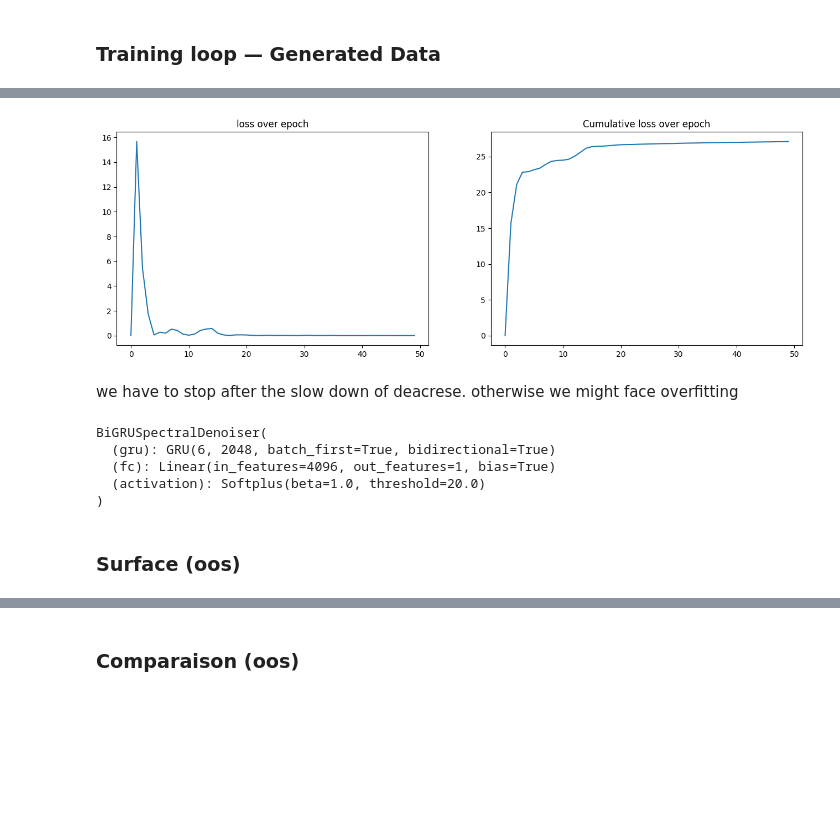
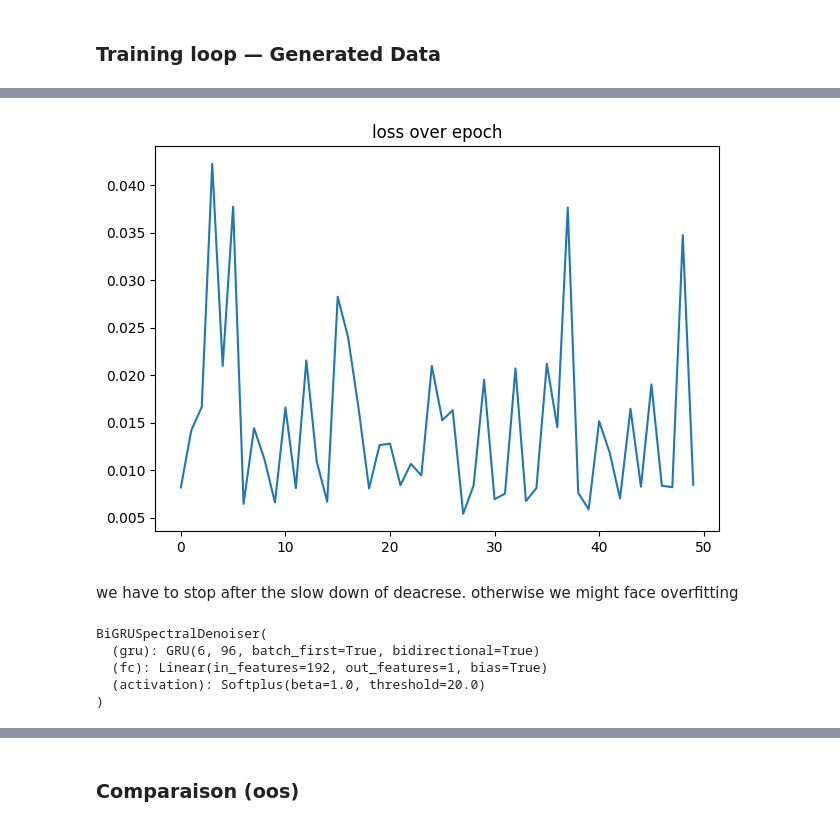
Before and after one commit to Armanddevacc/covariance-cleaning-nn, a Jupyter notebook: NN_generated_data.ipynb, the cells around one changed output, grey strips where cells are left out. Drawn from its saved outputs; the diff is of its cells as text; code cells hidden in the pictures; blank space fills up the shorter version.

```diff
--- a/NN_generated_data.ipynb
+++ b/NN_generated_data.ipynb
@@ -37,20 +36,20 @@ For now the missingness pattern is monotone only, but easily extensible (just re
 # %%
 mse = nn.MSELoss()
 # %%
-N_min = 100
-N_max = 200
+N_min = 70
+N_max = 250
 T_min = 30
 T_max = 70
 batch_size=100
 # %% [markdown]
 ### Training loop — Generated Data
 # %%
-model_generated_data = BiGRUSpectralDenoiser(hidden_size=2048) # hidden_size to be tunned
+model_generated_data = BiGRUSpectralDenoiser(hidden_size=96) # hidden_size to be tunned
 # lr, weight_decay, batch_size, epochs, hidden_size to be tunned
 # %%
 trainer = Trainer(
-    model=model_generated_data, is_train_on_real_data = False, loss_function=loss_function, data_generator=data_generator, lr = 5e-4, weight_decay=1e-6,
-    batch_size=batch_size, epochs=50, N_min=N_min, N_max=N_max, T_min=T_min, T_max=T_max, log_interval=10, accumulate_steps=4, dataset=None, missing_constant = 2,
+    model=model_generated_data, is_train_on_real_data = False, loss_function=loss_function_mat, data_generator=data_generator, lr = 1e-4, weight_decay=1e-5,
+    batch_size=batch_size, epochs=50, N_min=N_min, N_max=N_max, T_min=T_min, T_max=T_max, log_interval=10, accumulate_steps=2, dataset=None, missing_constant = 2,
 )
 # need to epochs to be big when there is lot of choise for N and T
 # need for big batch_size when df is big
@@ -66,15 +65,12 @@ Training complete.
 # %%
 plt.figure(figsize=(16,5))
 plt.subplot(1,2,1)
 plt.plot(losses)
 plt.title("loss over epoch")
-plt.subplot(1,2,2)
-plt.plot(np.cumsum(losses))
-plt.title("Cumulative loss over epoch")
 plt.savefig("images/training_loss.png")
 plt.show()
 # %% [output]
-[figure, old version]
+[figure, new version]
 # %%
 # save the model
 torch.save(model_generated_data.state_dict(), "models/spectral_denoiser_model_generated.pth")
@@ -86,9 +82,7 @@ model_generated_data.load_state_dict(state_dict_generated_data)
 model_generated_data.eval()
 # %% [output]
 BiGRUSpectralDenoiser(
-  (gru): GRU(6, 2048, batch_first=True, bidirectional=True)
-  (fc): Linear(in_features=4096, out_features=1, bias=True)
+  (gru): GRU(6, 96, batch_first=True, bidirectional=True)
+  (fc): Linear(in_features=192, out_features=1, bias=True)
   (activation): Softplus(beta=1.0, threshold=20.0)
 )
-# %% [markdown]
-### Surface (oos)
```
Also changed, not shown: parts of 50 cells of this notebook, 9 other files.
